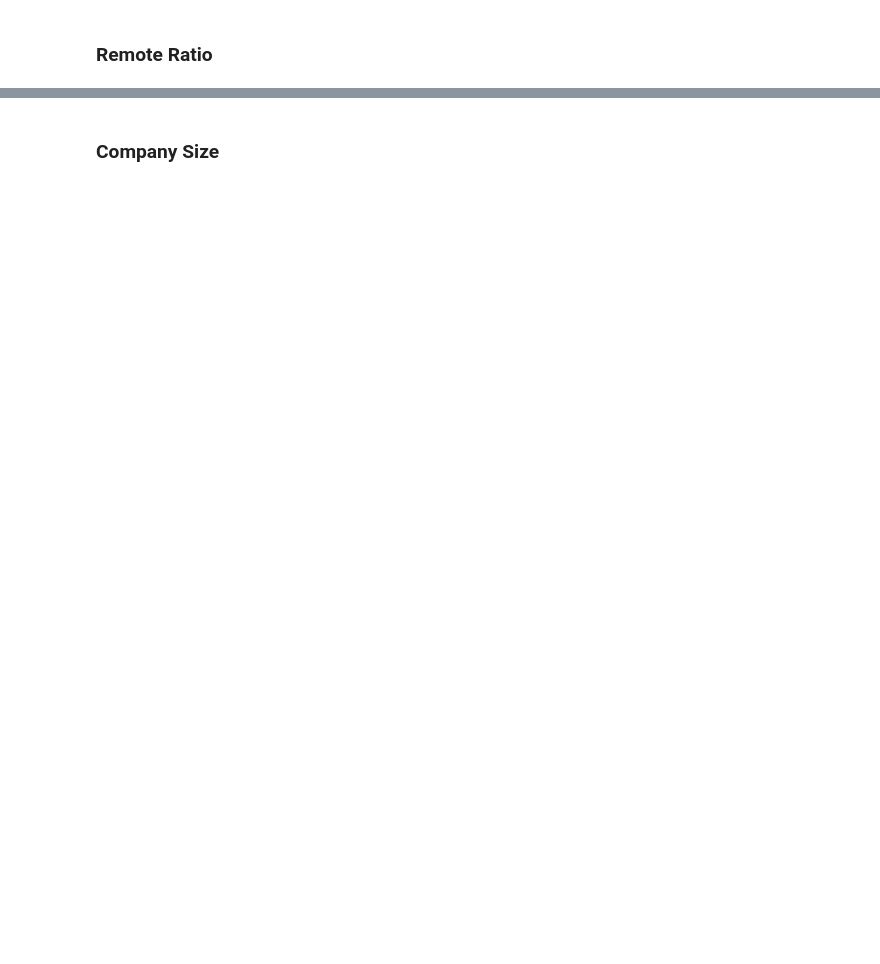
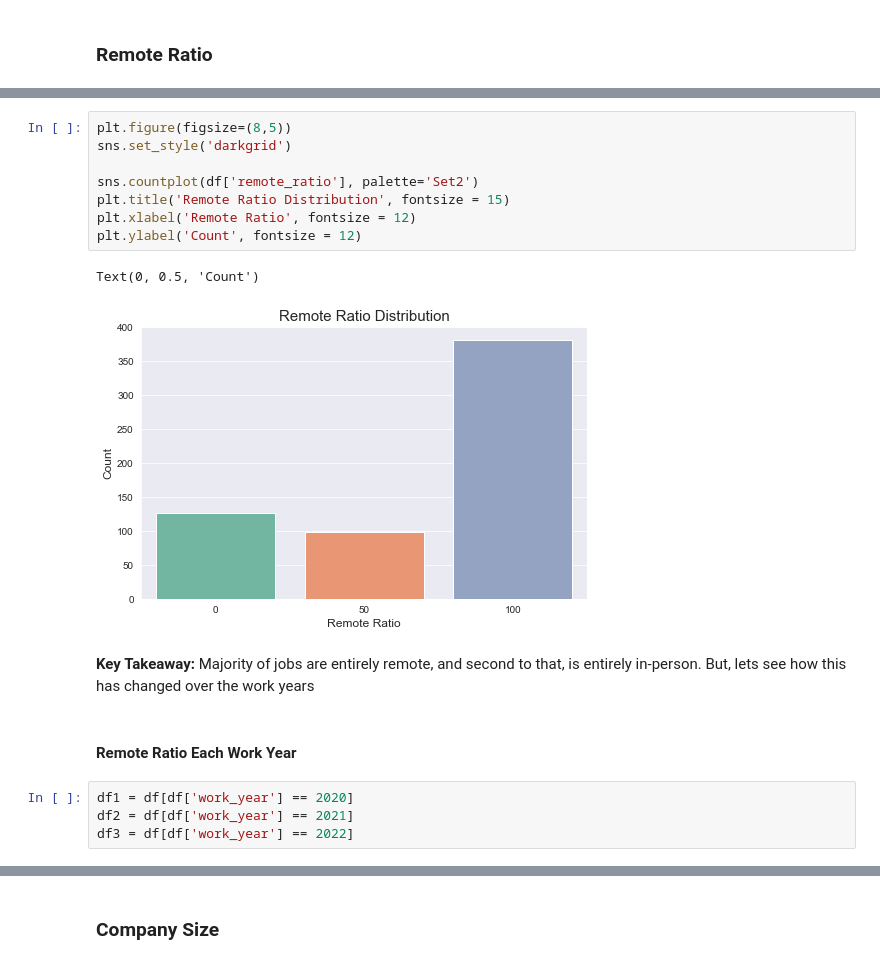
Before and after one commit to leena-kang/DS_Salary_EDA, a Jupyter notebook: EDA_Data_Salary.ipynb, the cells around one changed output, grey strips where cells are left out. Cells and saved outputs as stored; diff of their text form; blank space fills up the shorter version.

```diff
--- a/EDA_Data_Salary.ipynb
+++ b/EDA_Data_Salary.ipynb
@@ -96,0 +112,19 @@ df.head()
+# %%
+plt.figure(figsize=(8,5))
+sns.set_style('darkgrid')
+
+sns.countplot(df['remote_ratio'], palette='Set2')
+plt.title('Remote Ratio Distribution', fontsize = 15)
+plt.xlabel('Remote Ratio', fontsize = 12)
+plt.ylabel('Count', fontsize = 12)
+# %% [output]
+Text(0, 0.5, 'Count')
+[figure, added]
+# %% [markdown]
+**Key Takeaway:** Majority of jobs are entirely remote, and second to that, is entirely in-person. But, lets see how this has changed over the work years
+# %% [markdown]
+#### Remote Ratio Each Work Year
+# %%
+df1 = df[df['work_year'] == 2020]
+df2 = df[df['work_year'] == 2021]
+df3 = df[df['work_year'] == 2022]
```
Also changed, not shown: parts of 16 cells of this notebook.
